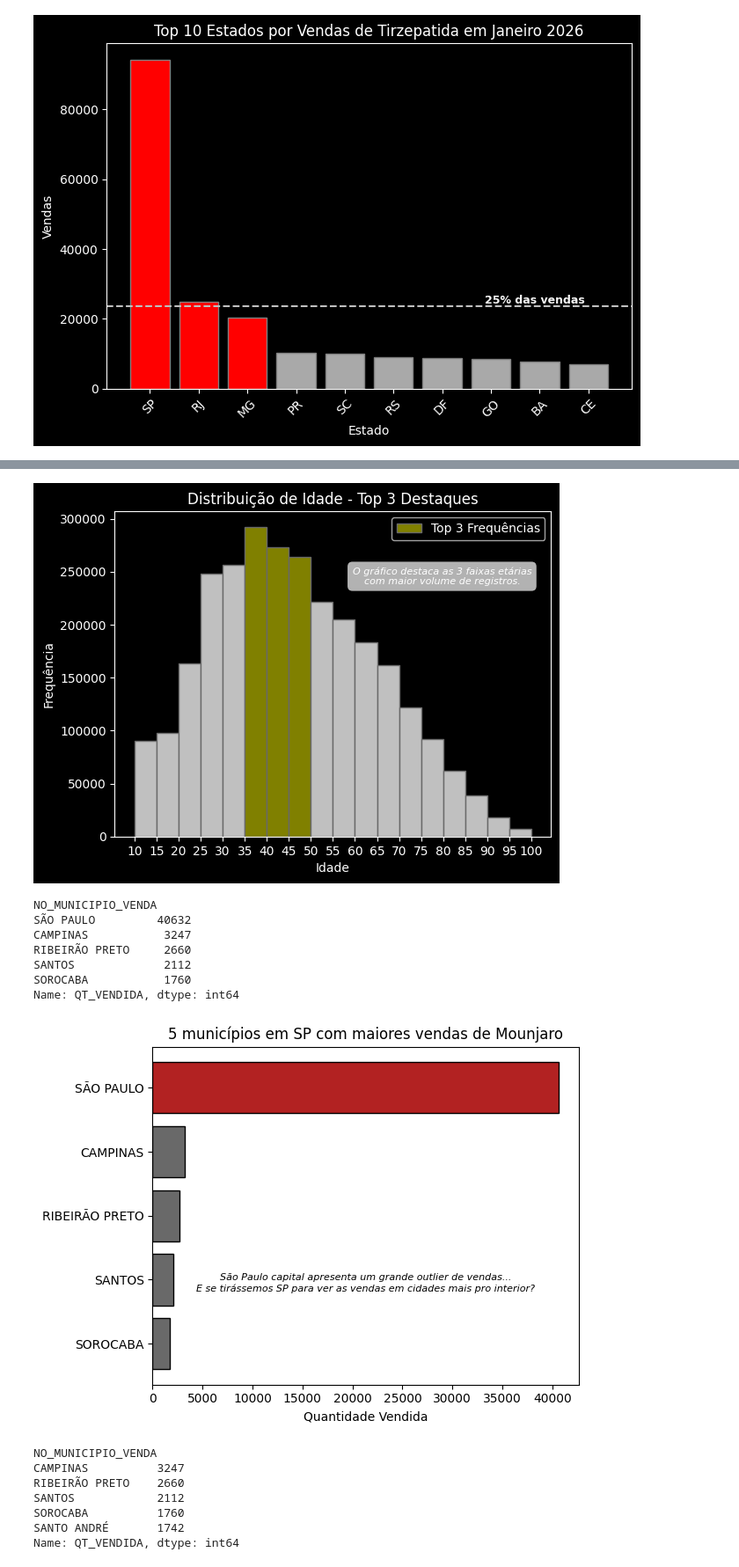
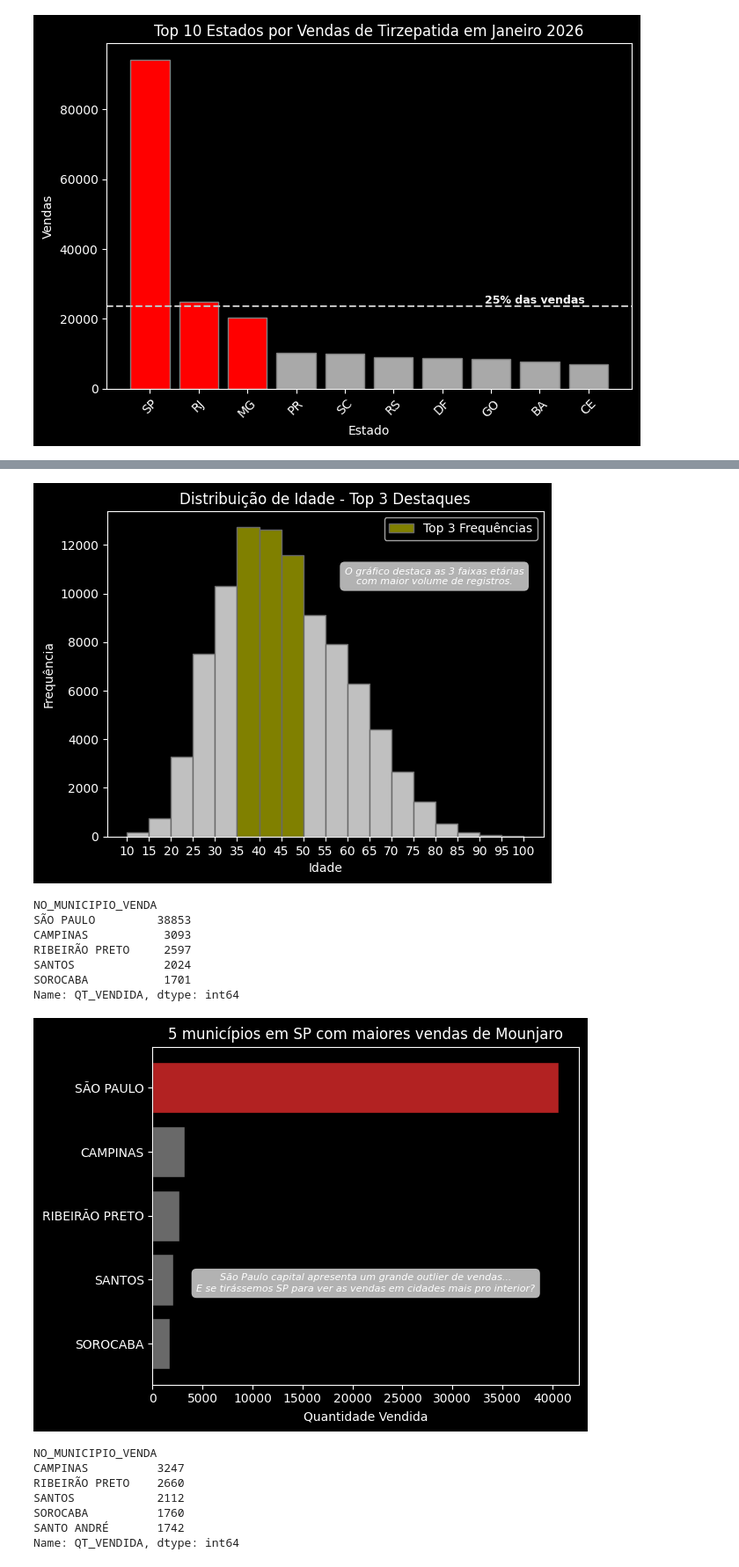
Before and after one commit to gcesarmelo7/base-data-science, a Jupyter notebook: vendas-de-mounjaro-no-brasil-em-janeiro-de-2026.ipynb, the cells around one changed output, grey strips where cells are left out. Shown at 88% size. Saved outputs shown, nothing was run; the diff lists cells and outputs as text; code cells hidden in the pictures.

Commit message:
Kaggle Notebook | Vendas de Mounjaro no Brasil em Janeiro de 2026 | Version 3

```diff
--- a/vendas-de-mounjaro-no-brasil-em-janeiro-de-2026.ipynb
+++ b/vendas-de-mounjaro-no-brasil-em-janeiro-de-2026.ipynb
@@ -188,9 +185,9 @@ print(outliers)
 # %%
 # Has we can see, there is outliers on the NU_IDADE column, so I need to filter before using the histogram
-df['NU_IDADE'] = pd.to_numeric(df['NU_IDADE'], errors='coerce')
+filtered_df['NU_IDADE'] = pd.to_numeric(filtered_df['NU_IDADE'], errors='coerce')
 
 # Filtering for a realistic range
-df_filtered = df[df['NU_IDADE'].between(10, 100)]
+df_filtered = filtered_df[filtered_df['NU_IDADE'].between(10, 100)]
 
 # Plotting
 plt.hist(df_filtered['NU_IDADE'], bins=18, edgecolor='black')
@@ -200,9 +202,9 @@ plt.show()
 # %%
 # Ok, now, let's do a more detailed analysis on this histogram
-df['NU_IDADE'] = pd.to_numeric(df['NU_IDADE'], errors='coerce')
-df_filtered = df[df['NU_IDADE'].between(10, 100)]
+filtered_df['NU_IDADE'] = pd.to_numeric(filtered_df['NU_IDADE'], errors='coerce')
+filtered_df = filtered_df[filtered_df['NU_IDADE'].between(10, 100)]
 # Plotting
-n, bins, patches = plt.hist(df_filtered['NU_IDADE'], bins=18,
+n, bins, patches = plt.hist(filtered_df['NU_IDADE'], bins=18,
                             color='silver', edgecolor='dimgray')
 
 # Find and Highlight the highest bar
@@ -216,7 +218,7 @@ plt.xticks(range(10, 101, 5))
 
 # Formatting
 message = ("O gráfico não está em escala.\n"
-           "A barra destacada vai de 37 até 42 anos.")
+           "A barra destacada vai de 35 até 40 anos.")
 plt.text(0.75, 0.8, message,
          fontsize=8,
          style='italic',
@@ -234,10 +241,10 @@ plt.show()
 # %%
 # 1. Cleaning and filtering
-df['NU_IDADE'] = pd.to_numeric(df['NU_IDADE'], errors='coerce')
-df_filtered = df[df['NU_IDADE'].between(10, 100)]
+filtered_df['NU_IDADE'] = pd.to_numeric(filtered_df['NU_IDADE'], errors='coerce')
+filtered_df = filtered_df[filtered_df['NU_IDADE'].between(10, 100)]
 
 # 2. Plotting (Set a default color first)
-n, bins, patches = plt.hist(df_filtered['NU_IDADE'], bins=18,
+n, bins, patches = plt.hist(filtered_df['NU_IDADE'], bins=18,
                             color='silver', edgecolor='dimgray')
 
 # 3. Find and Highlight the 3 highest bars
@@ -270,13 +277,13 @@ plt.title('Distribuição de Idade - Top 3 Destaques')
 plt.legend()
 plt.show()
 # %% [output]
-[figure, old version]
+[figure, new version]
 # %%
 # Nice!  Now let's do more granularity here... Since of SP state has more than 25% of the sells
 # of all other 9 states, let's analyze the cities that sells the most quantities of the medication
 
-city_tirz = (df['SG_UF_VENDA'] == 'SP') & (df['DS_PRINCIPIO_ATIVO'].str.contains('TIRZEPATIDA', case=False))
-df_city_mounjaro = df[city_tirz]
+city_tirz = (filtered_df['SG_UF_VENDA'] == 'SP') & (filtered_df['DS_PRINCIPIO_ATIVO'].str.contains('TIRZEPATIDA', case=False))
+df_city_mounjaro = filtered_df[city_tirz]
 
 # Groupby city and sum the quantity
 city_sales = df_city_mounjaro.groupby('NO_MUNICIPIO_VENDA')['QT_VENDIDA'].sum()
@@ -286,45 +293,45 @@ cities_sp_top10 = city_sales.sort_values(ascending=False).head()
 print(cities_sp_top10)
 # %% [output]
 NO_MUNICIPIO_VENDA
-SÃO PAULO         40632
-CAMPINAS           3247
-RIBEIRÃO PRETO     2660
-SANTOS             2112
-SOROCABA           1760
+SÃO PAULO         38853
+CAMPINAS           3093
+RIBEIRÃO PRETO     2597
+SANTOS             2024
+SOROCABA           1701
 Name: QT_VENDIDA, dtype: int64
 # %%
 # Now I'll do almost the same analysis but with the cities of SP state
-plt.style.use('default')
+plt.style.use('dark_background')
 
 city_tirz = (df['SG_UF_VENDA'] == 'SP') & (df['DS_PRINCIPIO_ATIVO'].str.contains('TIRZEPATIDA', case=False))
 df_city_mounjaro = df[city_tirz]
 city_sales = df_city_mounjaro.groupby('NO_MUNICIPIO_VENDA')['QT_VENDIDA'].sum()
 cities_sp_top10 = city_sales.sort_values(ascending=False).head(5)
 
 # Specify the color for the bars that are NOT highlighted
 highlight_color = 'firebrick'
 original_color = 'dimgray'
 colors_highlight_top = [original_color] * 4 + [highlight_color]
 plt.barh(cities_sp_top10.index[::-1], cities_sp_top10.values[::-1], color=colors_highlight_top, edgecolor='black')
 
 
 # Ploting the graph
 message = ("São Paulo capital apresenta um grande outlier de vendas...\n"
            "E se tirássemos SP para ver as vendas em cidades mais pro interior?")
 plt.text(0.5, 0.3, message,
          fontsize=8,
          style='italic',
          ha='center', # Horizontal alignment
          va='center', # Vertical alignment
          transform=plt.gca().transAxes,
          bbox=dict(facecolor='white', alpha=0.7, edgecolor='none', boxstyle='round,pad=0.5'))
 plt.xlabel('Quantidade Vendida')
 plt.title('5 municípios em SP com maiores vendas de Mounjaro')
 plt.tight_layout()
 plt.savefig('horizontal_bar_highlighted.png')
 plt.show()
 # %% [output]
-[figure, old version]
+[figure, new version]
 # %%
 # Drop São Paulo from the results, then sort and get the top 5
 drop_spstate = city_sales.drop('SÃO PAULO').sort_values(ascending=False).head()
```
Also changed, not shown: parts of 11 cells of this notebook.
